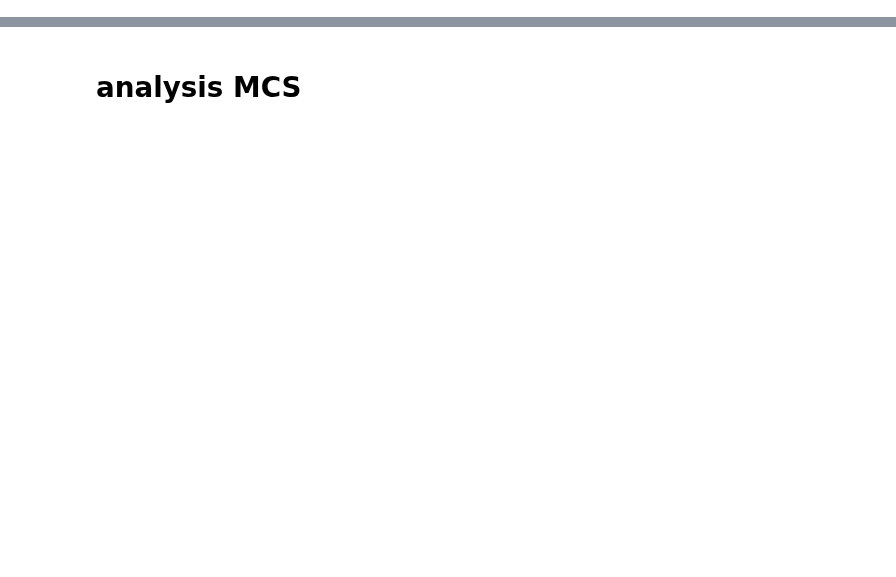
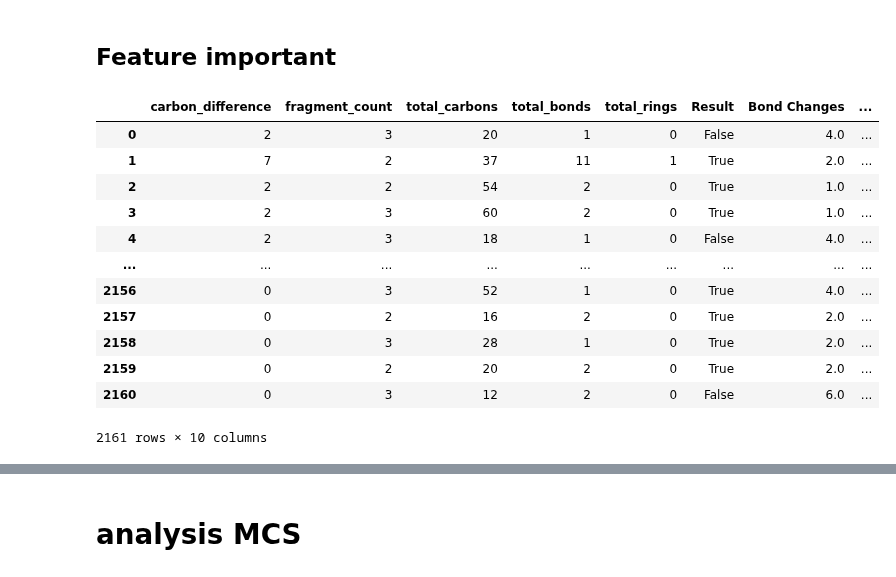
Before and after one commit to TieuLongPhan/SynRBL, a Jupyter notebook: Pipeline/Validation/Analysis/analysis.ipynb, the cells around one changed output, grey strips where cells are left out. Cells and saved outputs as stored; diff of their text form; code cells hidden in the pictures; blank space fills up the shorter version.

```diff
--- a/Pipeline/Validation/Analysis/analysis.ipynb
+++ b/Pipeline/Validation/Analysis/analysis.ipynb
@@ -309,0 +905,2 @@ Passing `palette` without assigning `hue` is deprecated and will be removed in v
+# %% [markdown]
+## Feature important
@@ -309,0 +909,16 @@ Passing `palette` without assigning `hue` is deprecated and will be removed in v
+# %%
+data_check
+# %% [output]
+|  | carbon_difference | fragment_count | total_carbons | total_bonds | total_rings | Result | Bond Changes | ... |
+| 0 | 2 | 3 | 20 | 1 | 0 | False | 4.0 | ... |
+| 1 | 7 | 2 | 37 | 11 | 1 | True | 2.0 | ... |
+| 2 | 2 | 2 | 54 | 2 | 0 | True | 1.0 | ... |
+| 3 | 2 | 3 | 60 | 2 | 0 | True | 1.0 | ... |
+| 4 | 2 | 3 | 18 | 1 | 0 | False | 4.0 | ... |
+| ... | ... | ... | ... | ... | ... | ... | ... | ... |
+| 2156 | 0 | 3 | 52 | 1 | 0 | True | 4.0 | ... |
+| 2157 | 0 | 2 | 16 | 2 | 0 | True | 2.0 | ... |
+| 2158 | 0 | 3 | 28 | 1 | 0 | True | 2.0 | ... |
+| 2159 | 0 | 2 | 20 | 2 | 0 | True | 2.0 | ... |
+| 2160 | 0 | 3 | 12 | 2 | 0 | False | 6.0 | ... |
+2161 rows × 10 columns
```
Also changed, not shown: parts of 64 cells of this notebook, 5 other files.
